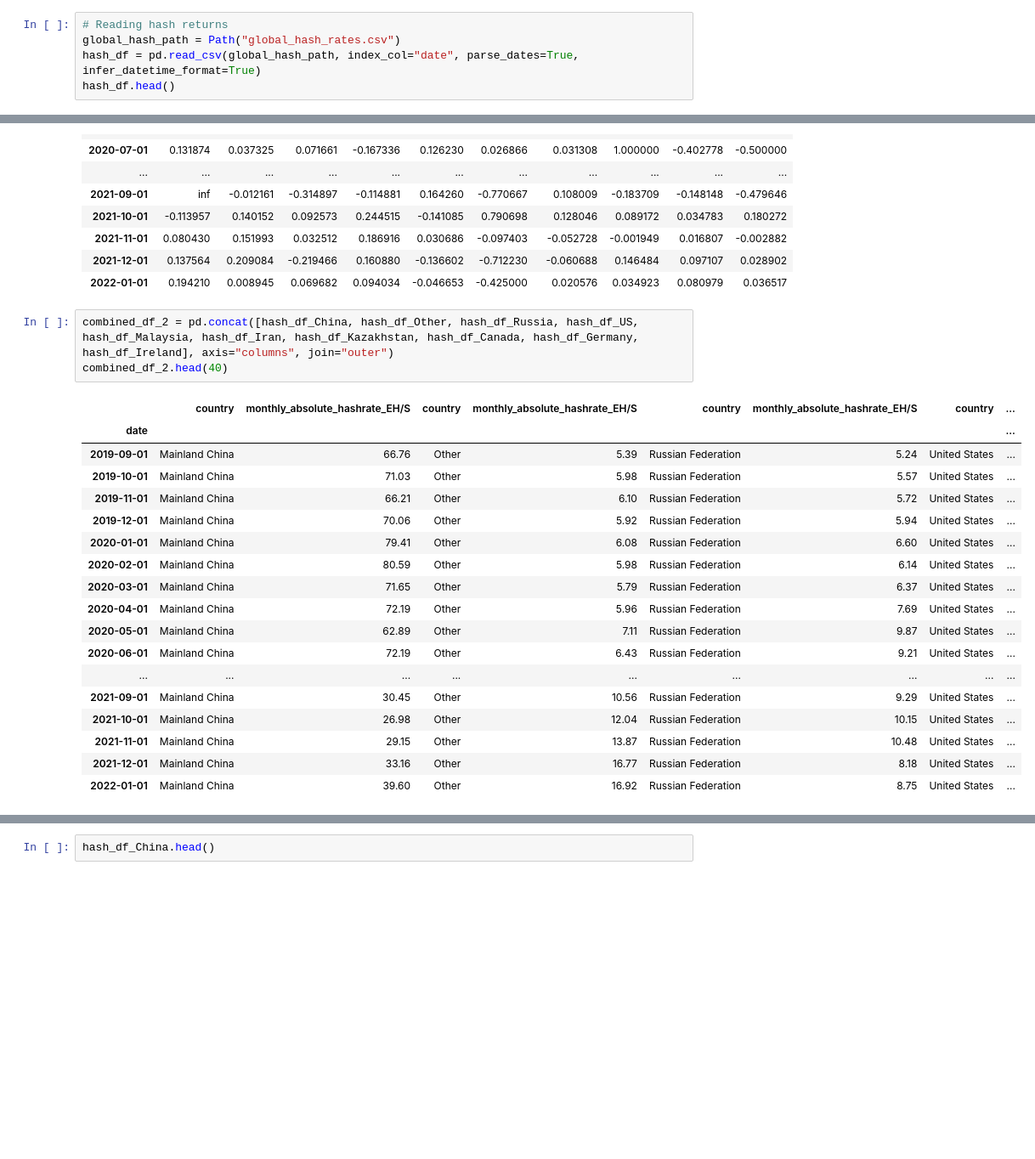
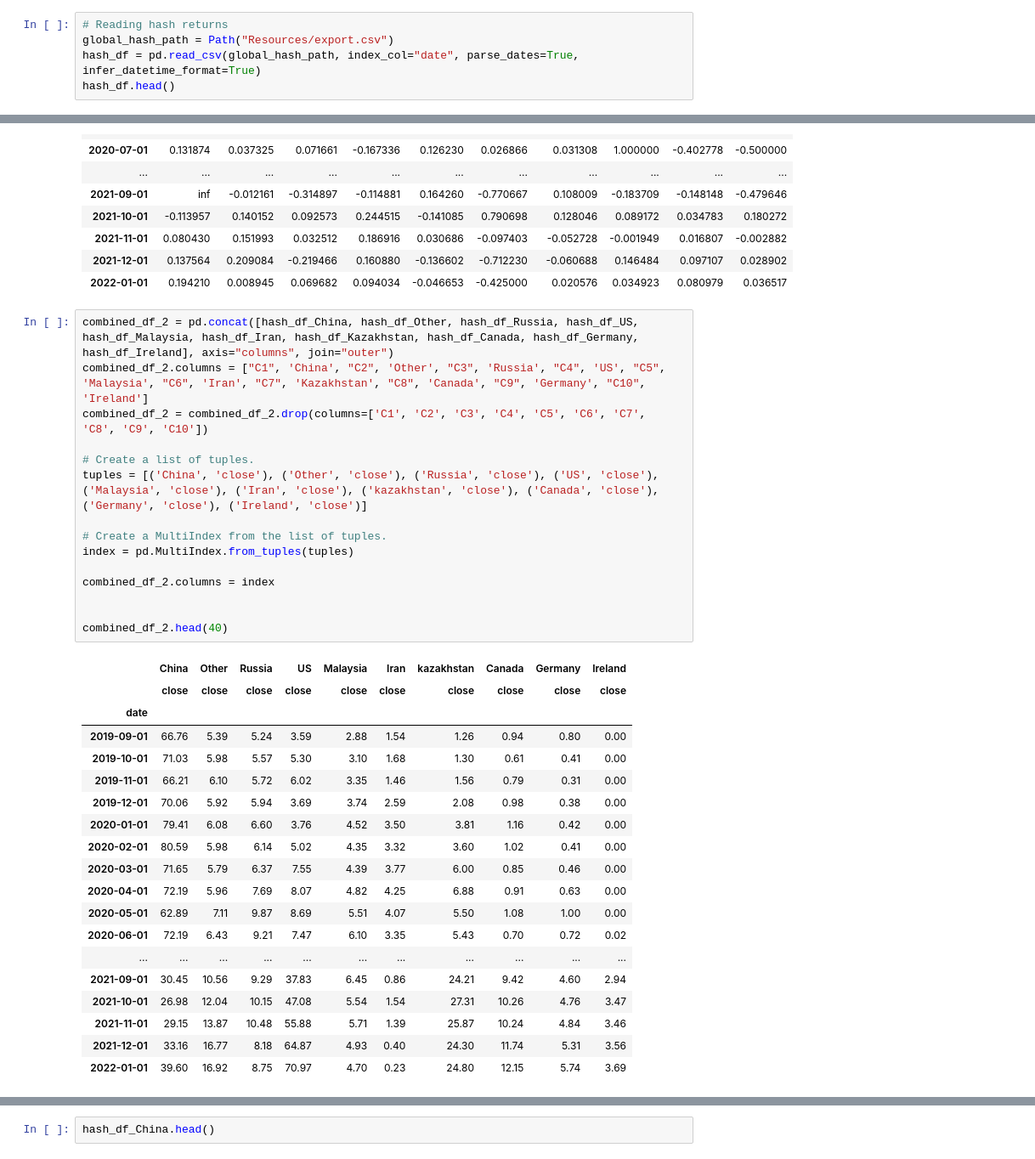
Before and after one commit to Mccalabrese/Bitcoin-Hashrate-simulations-MonteCarlo, a Jupyter notebook: Project8.ipynb, the cells around one changed output, grey strips where cells are left out. Shown at 85% size. Drawn from its saved outputs; the diff is of its cells as text; blank space fills up the shorter version.

```diff
--- a/Project8.ipynb
+++ b/Project8.ipynb
@@ -10,7 +10,7 @@ from MCForecastTools import MCSimulation
 %matplotlib inline
 # %%
 # Reading hash returns
-global_hash_path = Path("global_hash_rates.csv")
+global_hash_path = Path("Resources/export.csv")
 hash_df = pd.read_csv(global_hash_path, index_col="date", parse_dates=True, infer_datetime_format=True)
 hash_df.head()
 # %% [output]
@@ -224,24 +224,37 @@ combined_df.head(40)
 | 2022-01-01 | 0.194210 | 0.008945 | 0.069682 | 0.094034 | -0.046653 | -0.425000 | 0.020576 | 0.034923 | 0.080979 | 0.036517 |
 # %%
 combined_df_2 = pd.concat([hash_df_China, hash_df_Other, hash_df_Russia, hash_df_US, hash_df_Malaysia, hash_df_Iran, hash_df_Kazakhstan, hash_df_Canada, hash_df_Germany, hash_df_Ireland], axis="columns", join="outer")
+combined_df_2.columns = ["C1", 'China', "C2", 'Other', "C3", 'Russia', "C4", 'US', "C5", 'Malaysia', "C6", 'Iran', "C7", 'Kazakhstan', "C8", 'Canada', "C9", 'Germany', "C10", 'Ireland']
+combined_df_2 = combined_df_2.drop(columns=['C1', 'C2', 'C3', 'C4', 'C5', 'C6', 'C7', 'C8', 'C9', 'C10'])
+
+# Create a list of tuples.
+tuples = [('China', 'close'), ('Other', 'close'), ('Russia', 'close'), ('US', 'close'), ('Malaysia', 'close'), ('Iran', 'close'), ('kazakhstan', 'close'), ('Canada', 'close'), ('Germany', 'close'), ('Ireland', 'close')]
+
+# Create a MultiIndex from the list of tuples.
+index = pd.MultiIndex.from_tuples(tuples)
+
+combined_df_2.columns = index
+
+
 combined_df_2.head(40)
 # %% [output]
-|  | country | monthly_absolute_hashrate_EH/S | country | monthly_absolute_hashrate_EH/S | country | monthly_absolute_hashrate_EH/S | country | ... |
-| date |  |  |  |  |  |  |  | ... |
-| 2019-09-01 | Mainland China | 66.76 | Other | 5.39 | Russian Federation | 5.24 | United States | ... |
-| 2019-10-01 | Mainland China | 71.03 | Other | 5.98 | Russian Federation | 5.57 | United States | ... |
-| 2019-11-01 | Mainland China | 66.21 | Other | 6.10 | Russian Federation | 5.72 | United States | ... |
-| 2019-12-01 | Mainland China | 70.06 | Other | 5.92 | Russian Federation | 5.94 | United States | ... |
-| 2020-01-01 | Mainland China | 79.41 | Other | 6.08 | Russian Federation | 6.60 | United States | ... |
-| 2020-02-01 | Mainland China | 80.59 | Other | 5.98 | Russian Federation | 6.14 | United States | ... |
-| 2020-03-01 | Mainland China | 71.65 | Other | 5.79 | Russian Federation | 6.37 | United States | ... |
-| 2020-04-01 | Mainland China | 72.19 | Other | 5.96 | Russian Federation | 7.69 | United States | ... |
-| 2020-05-01 | Mainland China | 62.89 | Other | 7.11 | Russian Federation | 9.87 | United States | ... |
-| 2020-06-01 | Mainland China | 72.19 | Other | 6.43 | Russian Federation | 9.21 | United States | ... |
-| ... | ... | ... | ... | ... | ... | ... | ... | ... |
-| 2021-09-01 | Mainland China | 30.45 | Other | 10.56 | Russian Federation | 9.29 | United States | ... |
-| 2021-10-01 | Mainland China | 26.98 | Other | 12.04 | Russian Federation | 10.15 | United States | ... |
-| 2021-11-01 | Mainland China | 29.15 | Other | 13.87 | Russian Federation | 10.48 | United States | ... |
-| 2021-12-01 | Mainland China | 33.16 | Other | 16.77 | Russian Federation | 8.18 | United States | ... |
-| 2022-01-01 | Mainland China | 39.60 | Other | 16.92 | Russian Federation | 8.75 | United States | ... |
+|  | China | Other | Russia | US | Malaysia | Iran | kazakhstan | Canada | Germany | Ireland |
+|  | close | close | close | close | close | close | close | close | close | close |
+| date |  |  |  |  |  |  |  |  |  |  |
+| 2019-09-01 | 66.76 | 5.39 | 5.24 | 3.59 | 2.88 | 1.54 | 1.26 | 0.94 | 0.80 | 0.00 |
+| 2019-10-01 | 71.03 | 5.98 | 5.57 | 5.30 | 3.10 | 1.68 | 1.30 | 0.61 | 0.41 | 0.00 |
+| 2019-11-01 | 66.21 | 6.10 | 5.72 | 6.02 | 3.35 | 1.46 | 1.56 | 0.79 | 0.31 | 0.00 |
+| 2019-12-01 | 70.06 | 5.92 | 5.94 | 3.69 | 3.74 | 2.59 | 2.08 | 0.98 | 0.38 | 0.00 |
+| 2020-01-01 | 79.41 | 6.08 | 6.60 | 3.76 | 4.52 | 3.50 | 3.81 | 1.16 | 0.42 | 0.00 |
+| 2020-02-01 | 80.59 | 5.98 | 6.14 | 5.02 | 4.35 | 3.32 | 3.60 | 1.02 | 0.41 | 0.00 |
+| 2020-03-01 | 71.65 | 5.79 | 6.37 | 7.55 | 4.39 | 3.77 | 6.00 | 0.85 | 0.46 | 0.00 |
+| 2020-04-01 | 72.19 | 5.96 | 7.69 | 8.07 | 4.82 | 4.25 | 6.88 | 0.91 | 0.63 | 0.00 |
+| 2020-05-01 | 62.89 | 7.11 | 9.87 | 8.69 | 5.51 | 4.07 | 5.50 | 1.08 | 1.00 | 0.00 |
+| 2020-06-01 | 72.19 | 6.43 | 9.21 | 7.47 | 6.10 | 3.35 | 5.43 | 0.70 | 0.72 | 0.02 |
+| ... | ... | ... | ... | ... | ... | ... | ... | ... | ... | ... |
+| 2021-09-01 | 30.45 | 10.56 | 9.29 | 37.83 | 6.45 | 0.86 | 24.21 | 9.42 | 4.60 | 2.94 |
+| 2021-10-01 | 26.98 | 12.04 | 10.15 | 47.08 | 5.54 | 1.54 | 27.31 | 10.26 | 4.76 | 3.47 |
+| 2021-11-01 | 29.15 | 13.87 | 10.48 | 55.88 | 5.71 | 1.39 | 25.87 | 10.24 | 4.84 | 3.46 |
+| 2021-12-01 | 33.16 | 16.77 | 8.18 | 64.87 | 4.93 | 0.40 | 24.30 | 11.74 | 5.31 | 3.56 |
+| 2022-01-01 | 39.60 | 16.92 | 8.75 | 70.97 | 4.70 | 0.23 | 24.80 | 12.15 | 5.74 | 3.69 |
 # %%
```
Also changed, not shown: parts of 2 cells of this notebook, 1 other file.
